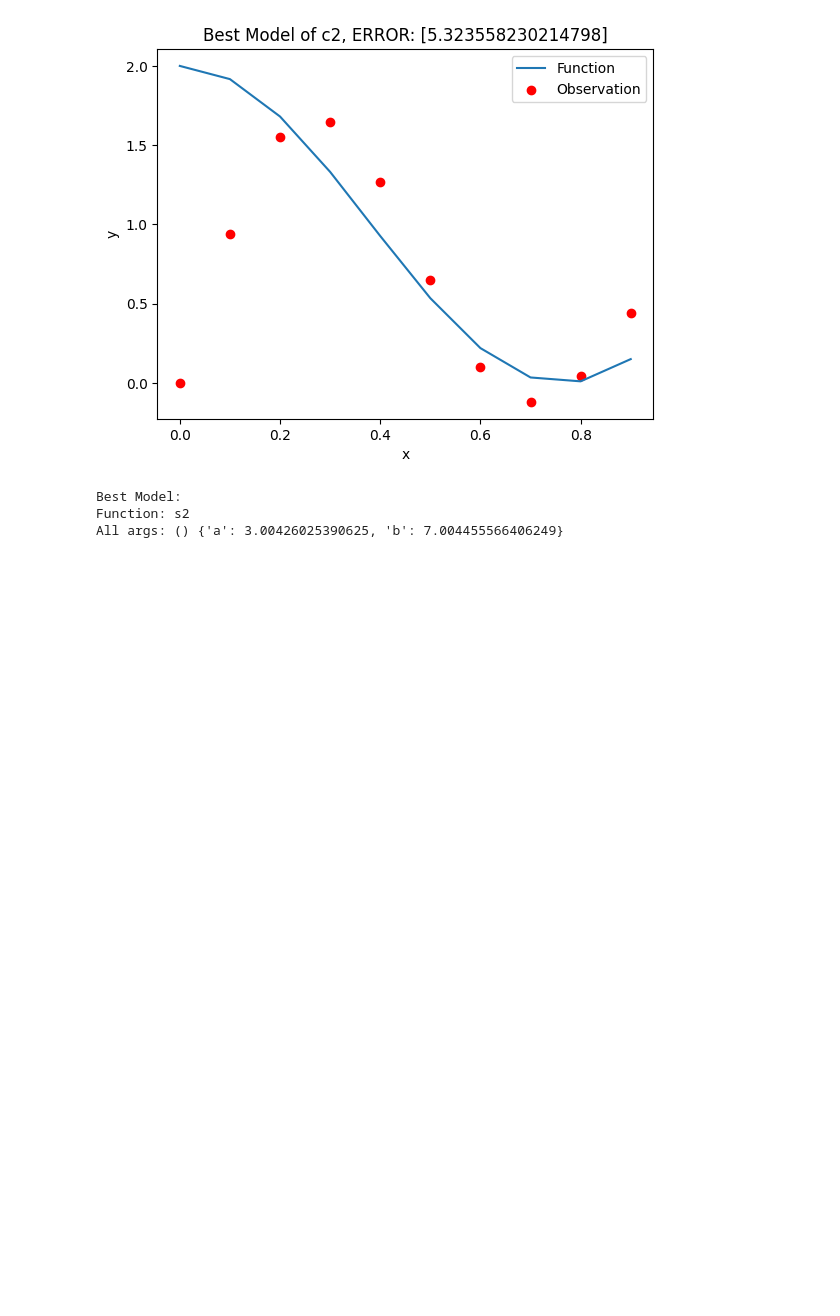
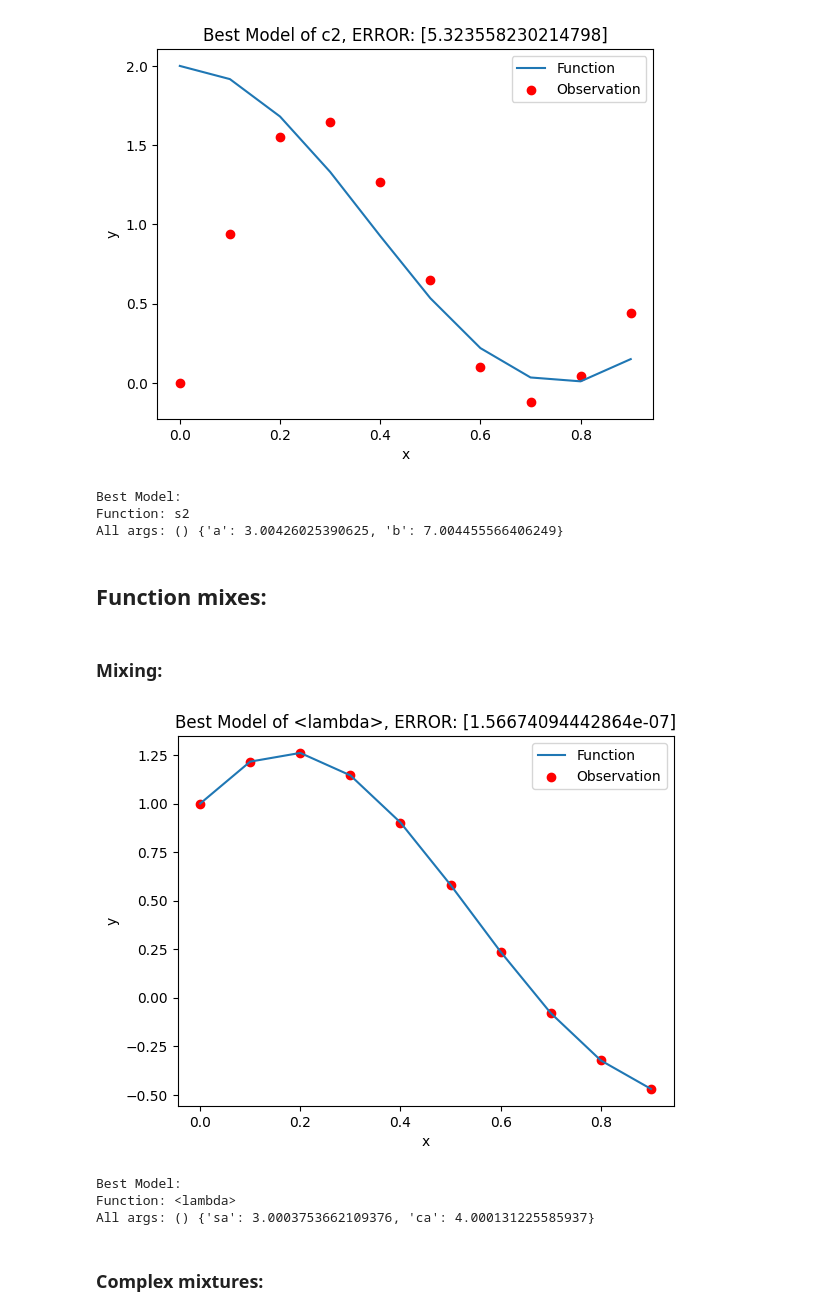
Before and after one commit to IanAguiar-ai/Discrete_Functions_Action_Integration_Hub, a Jupyter notebook: Example/Example_Discrete_Functions_Action_Integration_Hub.ipynb, the cells around one changed output. Cells and saved outputs as stored; diff of their text form; code cells hidden in the pictures; blank space fills up the shorter version.

```diff
--- a/Example/Example_Discrete_Functions_Action_Integration_Hub.ipynb
+++ b/Example/Example_Discrete_Functions_Action_Integration_Hub.ipynb
@@ -313,3 +313,34 @@ best_model = adjust_sample_on(curve = curve, x = x,
 Best Model:
 Function: s2
 All args: () {'a': 3.00426025390625, 'b': 7.004455566406249}
+# %% [markdown]
+## Function mixes:
+# %%
+def s(x, sa, **rest): #sin
+    return sin(x*sa)
+
+def c(x, ca, **rest): #cos
+    return cos(x*ca)
+# %% [markdown]
+### Mixing:
+# %%
+model_1 = discrete_function(s, sa = 1)
+model_2 = discrete_function(c, ca = 1)
+
+final_model = model_1 + model_2
+
+x = [i * 0.1 for i in range(10)]
+curve = [s(i, sa = 3) + c(i, ca = 4) for i in x]
+
+best_model = adjust_sample_on(curve = curve, x = x,
+                              models = [final_model],
+                              times = 20,
+                              initial_value = 0.1,
+                              plot = True)
+# %% [output]
+[figure, added]
+Best Model:
+Function: <lambda>
+All args: () {'sa': 3.0003753662109376, 'ca': 4.000131225585937}
+# %% [markdown]
+### Complex mixtures:
```
Also changed, not shown: parts of 7 cells of this notebook, 1 other file.
